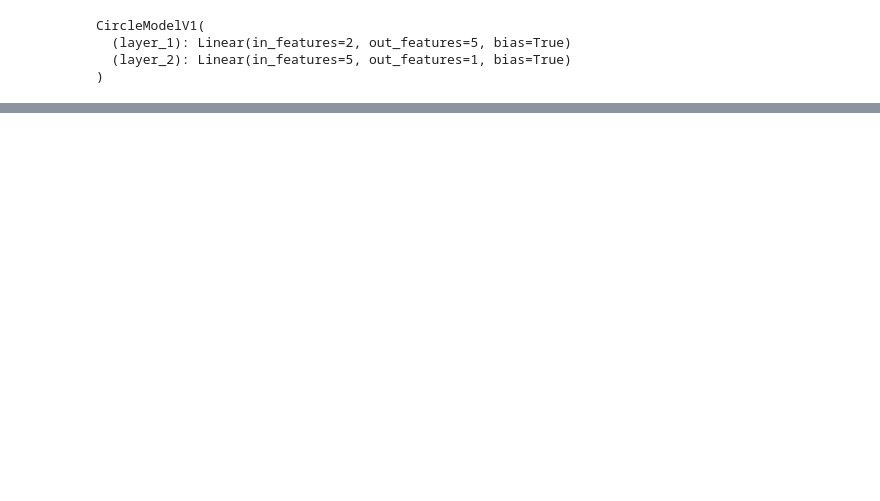
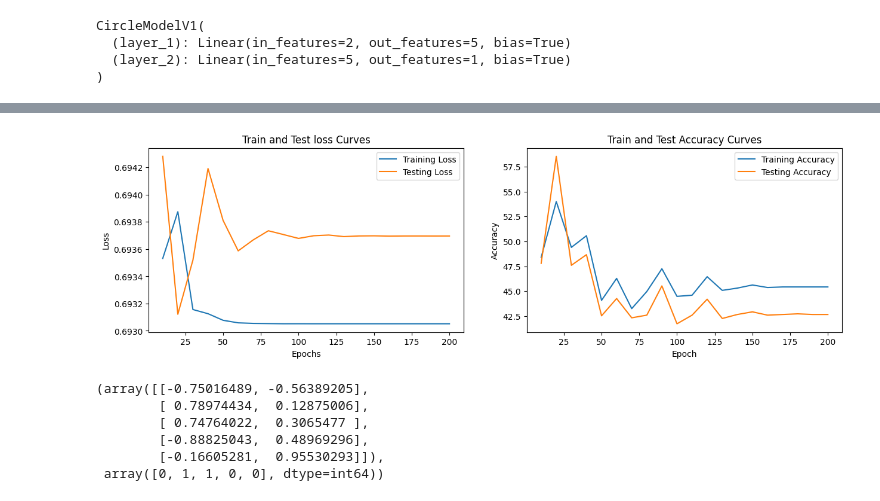
Before and after one commit to dev-hack95/pytorch_learn, a Jupyter notebook: Torch2.ipynb, the cells around one changed output, grey strips where cells are left out. Saved outputs shown, nothing was run; the diff lists cells and outputs as text; code cells hidden in the pictures; blank space fills up the shorter version.

```diff
--- a/Torch2.ipynb
+++ b/Torch2.ipynb
@@ -169,0 +208,4 @@ class TrainModel:
+# %%
+model_1 = CircleModelV1()
+# %%
+train_1 = TrainModel(model=model_1, x_train=x_train, x_test=x_test, y_train=y_train, y_test=y_test, epochs=200, lr=0.01)
@@ -169,0 +235,13 @@ class TrainModel:
+# %%
+train_1.Plot()
+# %% [output]
+[figure, added]
+# %%
+x[:5], y[:5]
+# %% [output]
+(array([[-0.75016489, -0.56389205],
+        [ 0.78974434,  0.12875006],
+        [ 0.74764022,  0.3065477 ],
+        [-0.88825043,  0.48969296],
+        [-0.16605281,  0.95530293]]),
+ array([0, 1, 1, 0, 0], dtype=int64))
```
Also changed, not shown: parts of 24 cells of this notebook.
